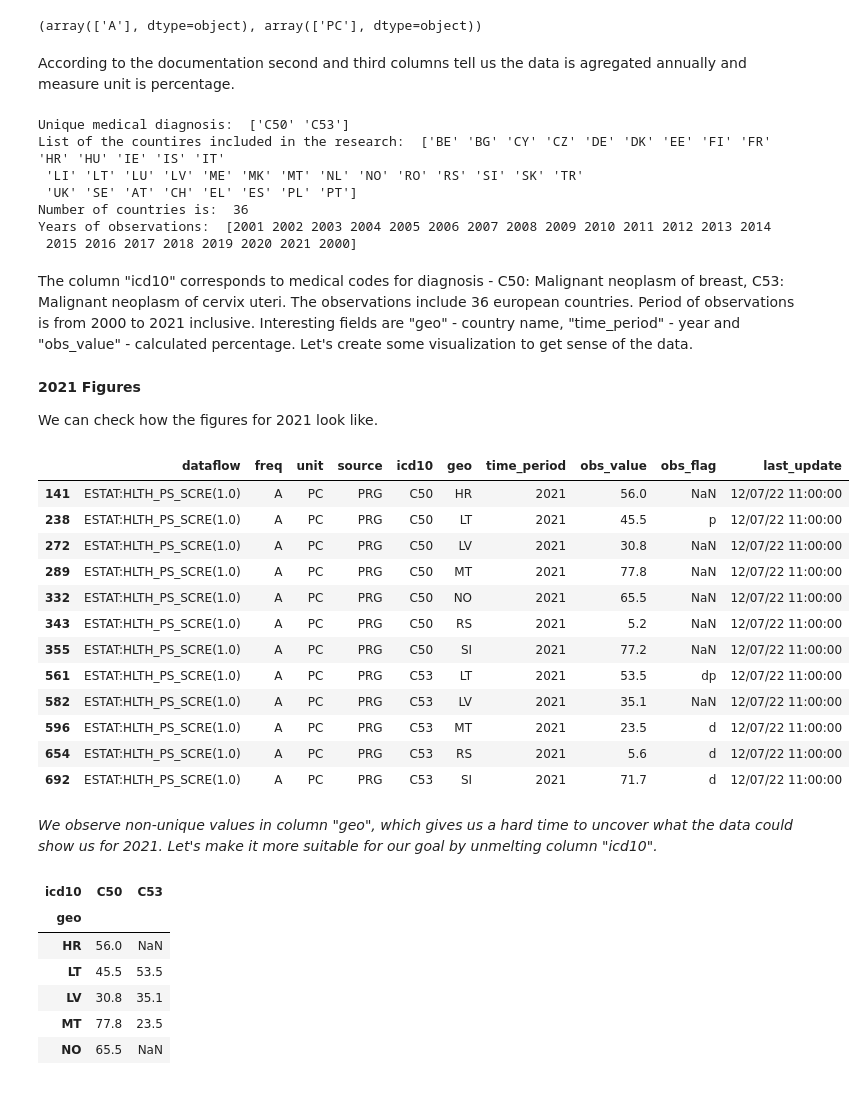
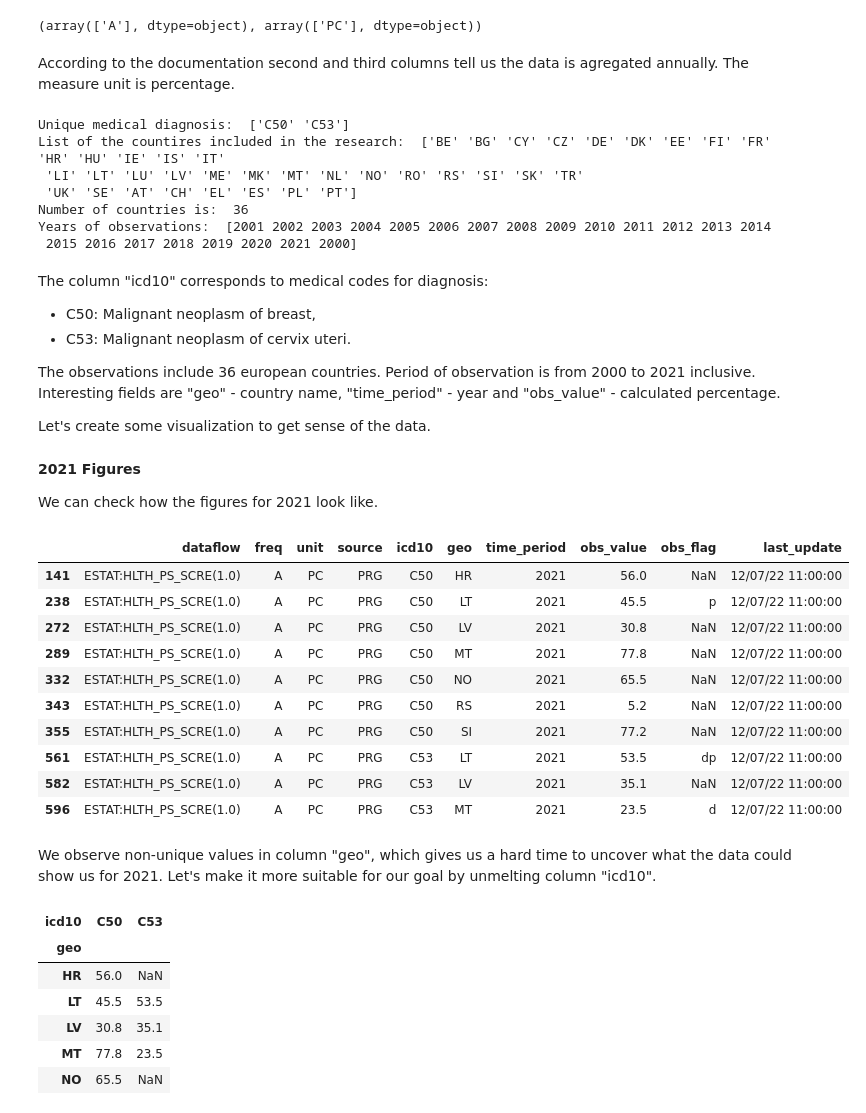
Before and after one commit to joohoho/Breast-Cancer-, a Jupyter notebook: Breast_Cancer_EDA_PCA.ipynb, the cells around one changed output. Cells and saved outputs as stored; diff of their text form; code cells hidden in the pictures.

```diff
--- a/Breast_Cancer_EDA_PCA.ipynb
+++ b/Breast_Cancer_EDA_PCA.ipynb
@@ -110,7 +118,7 @@ bc_eurostat.freq.unique(), bc_eurostat.unit.unique()
 # %% [output]
 (array(['A'], dtype=object), array(['PC'], dtype=object))
 # %% [markdown]
-According to the documentation second and third columns tell us the data is agregated annually and measure unit is percentage.
+According to the documentation second and third columns tell us the data is agregated annually. The measure unit is percentage.
 # %%
 print("Unique medical diagnosis: ", bc_eurostat.icd10.unique())
 
@@ -127,9 +135,13 @@ Number of countries is:  36
 Years of observations:  [2001 2002 2003 2004 2005 2006 2007 2008 2009 2010 2011 2012 2013 2014
  2015 2016 2017 2018 2019 2020 2021 2000]
 # %% [markdown]
-The column "icd10" corresponds to medical codes for diagnosis - C50: Malignant neoplasm of breast, C53: Malignant neoplasm of cervix uteri.
-The observations include 36 european countries. Period of observations is from 2000 to 2021 inclusive.
+The column "icd10" corresponds to medical codes for diagnosis:
+- C50: Malignant neoplasm of breast,
+- C53: Malignant neoplasm of cervix uteri.
+
+The observations include 36 european countries. Period of observation is from 2000 to 2021 inclusive.
 Interesting fields are "geo" - country name, "time_period" - year and "obs_value" - calculated percentage.
+
 Let's create some visualization to get sense of the data.
 # %% [markdown]
 **2021 Figures**
@@ -138,25 +150,23 @@ We can check how the figures for 2021 look like.
 # %%
 # Let's pull out the data for 2021
 
 data_2021 = bc_eurostat[bc_eurostat.time_period == 2021]
-data_2021
+data_2021.head(10)
 # %% [output]
 |  | dataflow | freq | unit | source | icd10 | geo | time_period | obs_value | obs_flag | last_update |
 | 141 | ESTAT:HLTH_PS_SCRE(1.0) | A | PC | PRG | C50 | HR | 2021 | 56.0 | NaN | 12/07/22 11:00:00 |
 | 238 | ESTAT:HLTH_PS_SCRE(1.0) | A | PC | PRG | C50 | LT | 2021 | 45.5 | p | 12/07/22 11:00:00 |
 | 272 | ESTAT:HLTH_PS_SCRE(1.0) | A | PC | PRG | C50 | LV | 2021 | 30.8 | NaN | 12/07/22 11:00:00 |
 | 289 | ESTAT:HLTH_PS_SCRE(1.0) | A | PC | PRG | C50 | MT | 2021 | 77.8 | NaN | 12/07/22 11:00:00 |
 | 332 | ESTAT:HLTH_PS_SCRE(1.0) | A | PC | PRG | C50 | NO | 2021 | 65.5 | NaN | 12/07/22 11:00:00 |
 | 343 | ESTAT:HLTH_PS_SCRE(1.0) | A | PC | PRG | C50 | RS | 2021 | 5.2 | NaN | 12/07/22 11:00:00 |
 | 355 | ESTAT:HLTH_PS_SCRE(1.0) | A | PC | PRG | C50 | SI | 2021 | 77.2 | NaN | 12/07/22 11:00:00 |
 | 561 | ESTAT:HLTH_PS_SCRE(1.0) | A | PC | PRG | C53 | LT | 2021 | 53.5 | dp | 12/07/22 11:00:00 |
 | 582 | ESTAT:HLTH_PS_SCRE(1.0) | A | PC | PRG | C53 | LV | 2021 | 35.1 | NaN | 12/07/22 11:00:00 |
 | 596 | ESTAT:HLTH_PS_SCRE(1.0) | A | PC | PRG | C53 | MT | 2021 | 23.5 | d | 12/07/22 11:00:00 |
-| 654 | ESTAT:HLTH_PS_SCRE(1.0) | A | PC | PRG | C53 | RS | 2021 | 5.6 | d | 12/07/22 11:00:00 |
-| 692 | ESTAT:HLTH_PS_SCRE(1.0) | A | PC | PRG | C53 | SI | 2021 | 71.7 | d | 12/07/22 11:00:00 |
 # %% [markdown]
-*We observe non-unique values in column "geo", which gives us a hard time to uncover what the data could show us for 2021.
-Let's make it more suitable for our goal by unmelting column "icd10".*
+We observe non-unique values in column "geo", which gives us a hard time to uncover what the data could show us for 2021.
+Let's make it more suitable for our goal by unmelting column "icd10".
 # %%
 tidy_2021 = data_2021.pivot(columns = "icd10", index = "geo", values = "obs_value")
 tidy_2021
```
Also changed, not shown: parts of 114 cells of this notebook.
